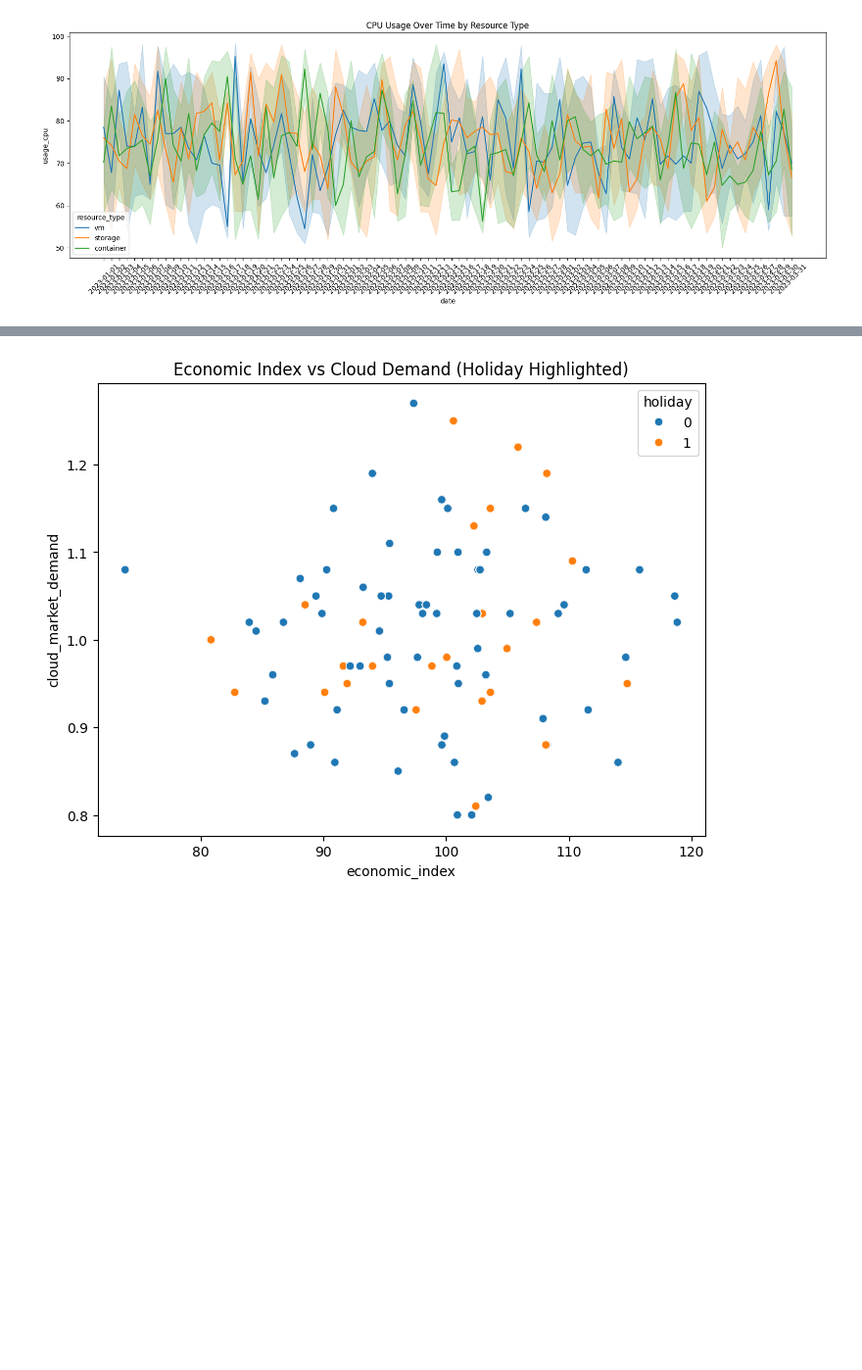
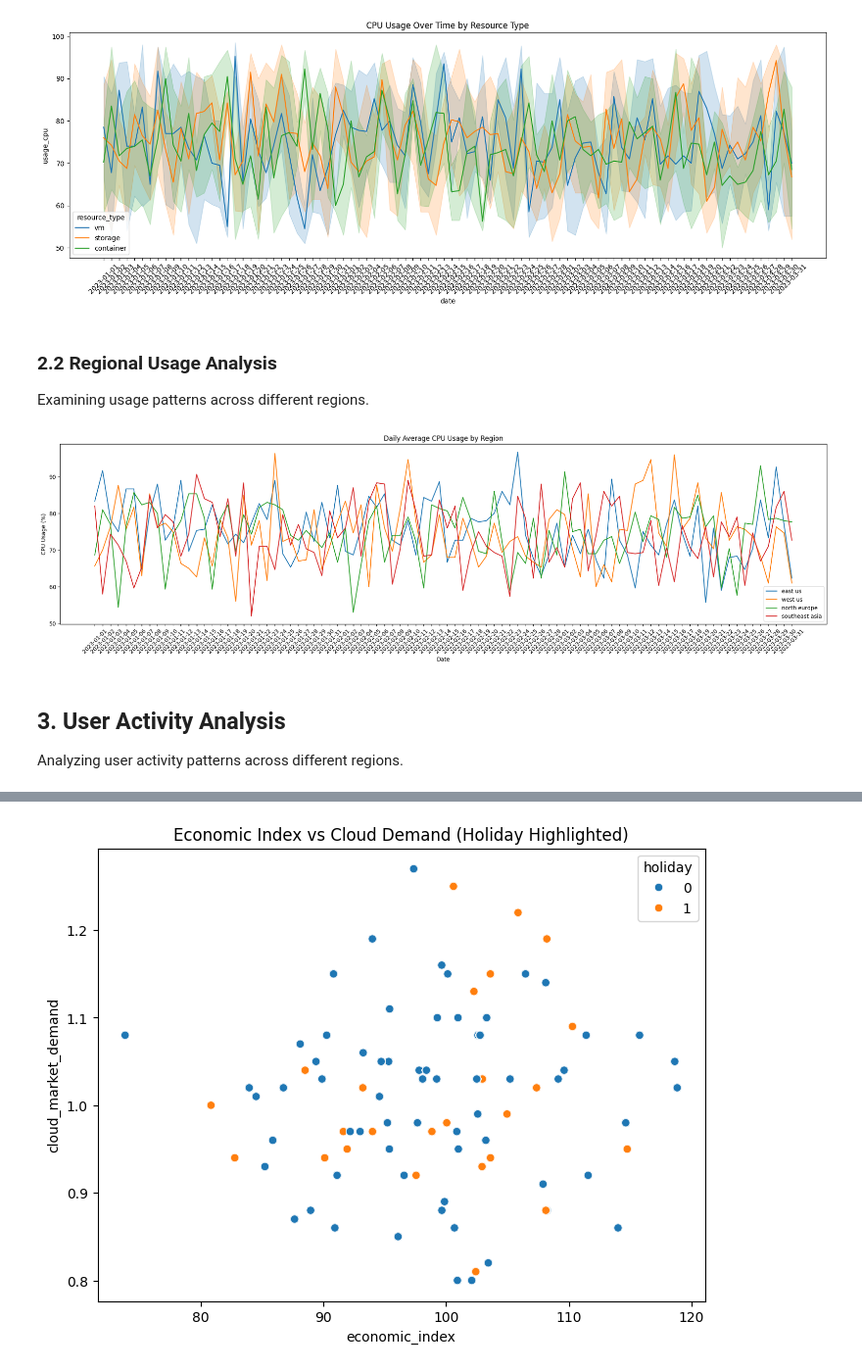
Before and after one commit to mahe115/Azure-Resource-Compute--Advanced-Analytics, a Jupyter notebook: Notebooks/Data_visualizing.ipynb, the cells around one changed output, grey strips where cells are left out. Shown at 98% size. Cells and saved outputs as stored; diff of their text form; code cells hidden in the pictures; blank space fills up the shorter version.

```diff
--- a/Notebooks/Data_visualizing.ipynb
+++ b/Notebooks/Data_visualizing.ipynb
@@ -29,6 +55,28 @@ plt.xticks(rotation=45)
 plt.show()
 # %% [output]
 [figure]
+# %% [markdown]
+### 2.2 Regional Usage Analysis
+Examining usage patterns across different regions.
+# %%
+plt.figure(figsize=(20, 6))
+for region in merged['region'].unique():
+    region_data = merged[merged['region'] == region]
+    daily_avg = region_data.groupby('date')['usage_cpu'].mean()
+    plt.plot(daily_avg.index, daily_avg.values, label=region)
+
+plt.title('Daily Average CPU Usage by Region')
+plt.xlabel('Date')
+plt.ylabel('CPU Usage (%)')
+plt.legend()
+plt.xticks(rotation=45)
+plt.tight_layout()
+plt.show()
+# %% [output]
+[figure, added]
+# %% [markdown]
+## 3. User Activity Analysis
+Analyzing user activity patterns across different regions.
 # %%
 plt.figure(figsize=(20,6))
 sns.lineplot(data=merged, x="date", y="users_active", hue="region")
```
Also changed, not shown: parts of 14 cells of this notebook, 42 other files.
